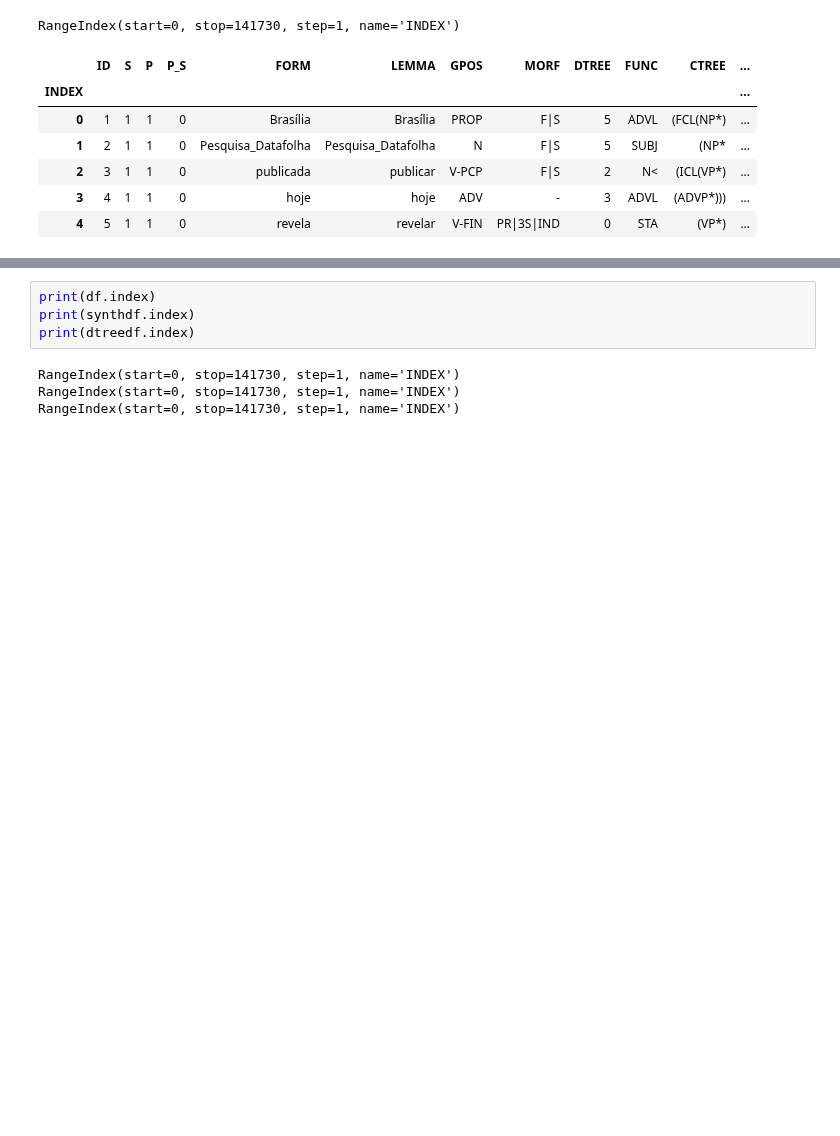
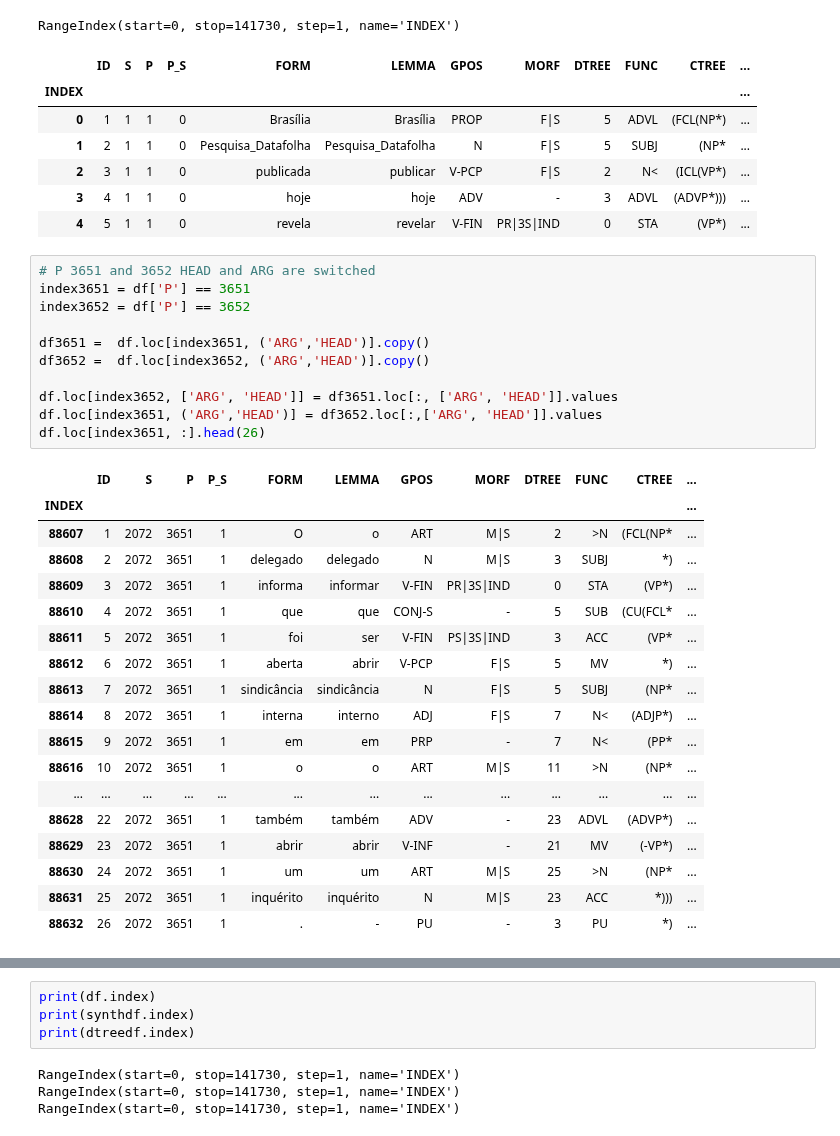
Before and after one commit to guilhermevarela/deep_srlbr, a Jupyter notebook: notebooks/01-propbankbr_builder.ipynb, the cells around one changed output, grey strips where cells are left out. Cells and saved outputs as stored; diff of their text form; blank space fills up the shorter version.

Commit message:
propbankbr: gs switch propositions 3651 & 3652

```diff
--- a/notebooks/01-propbankbr_builder.ipynb
+++ b/notebooks/01-propbankbr_builder.ipynb
@@ -231,3 +231,33 @@ RangeIndex(start=0, stop=141730, step=1, name='INDEX')
 | 2 | 3 | 1 | 1 | 0 | publicada | publicar | V-PCP | F|S | 2 | N< | (ICL(VP*) | ... |
 | 3 | 4 | 1 | 1 | 0 | hoje | hoje | ADV | - | 3 | ADVL | (ADVP*))) | ... |
 | 4 | 5 | 1 | 1 | 0 | revela | revelar | V-FIN | PR|3S|IND | 0 | STA | (VP*) | ... |
+# %%
+# P 3651 and 3652 HEAD and ARG are switched
+index3651 = df['P'] == 3651
+index3652 = df['P'] == 3652
+
+df3651 =  df.loc[index3651, ('ARG','HEAD')].copy()
+df3652 =  df.loc[index3652, ('ARG','HEAD')].copy()
+
+df.loc[index3652, ['ARG', 'HEAD']] = df3651.loc[:, ['ARG', 'HEAD']].values
+df.loc[index3651, ('ARG','HEAD')] = df3652.loc[:,['ARG', 'HEAD']].values
+df.loc[index3651, :].head(26)
+# %% [output]
+|  | ID | S | P | P_S | FORM | LEMMA | GPOS | MORF | DTREE | FUNC | CTREE | ... |
+| INDEX |  |  |  |  |  |  |  |  |  |  |  | ... |
+| 88607 | 1 | 2072 | 3651 | 1 | O | o | ART | M|S | 2 | >N | (FCL(NP* | ... |
+| 88608 | 2 | 2072 | 3651 | 1 | delegado | delegado | N | M|S | 3 | SUBJ | *) | ... |
+| 88609 | 3 | 2072 | 3651 | 1 | informa | informar | V-FIN | PR|3S|IND | 0 | STA | (VP*) | ... |
+| 88610 | 4 | 2072 | 3651 | 1 | que | que | CONJ-S | - | 5 | SUB | (CU(FCL* | ... |
+| 88611 | 5 | 2072 | 3651 | 1 | foi | ser | V-FIN | PS|3S|IND | 3 | ACC | (VP* | ... |
+| 88612 | 6 | 2072 | 3651 | 1 | aberta | abrir | V-PCP | F|S | 5 | MV | *) | ... |
+| 88613 | 7 | 2072 | 3651 | 1 | sindicância | sindicância | N | F|S | 5 | SUBJ | (NP* | ... |
+| 88614 | 8 | 2072 | 3651 | 1 | interna | interno | ADJ | F|S | 7 | N< | (ADJP*) | ... |
+| 88615 | 9 | 2072 | 3651 | 1 | em | em | PRP | - | 7 | N< | (PP* | ... |
+| 88616 | 10 | 2072 | 3651 | 1 | o | o | ART | M|S | 11 | >N | (NP* | ... |
+| ... | ... | ... | ... | ... | ... | ... | ... | ... | ... | ... | ... | ... |
+| 88628 | 22 | 2072 | 3651 | 1 | também | também | ADV | - | 23 | ADVL | (ADVP*) | ... |
+| 88629 | 23 | 2072 | 3651 | 1 | abrir | abrir | V-INF | - | 21 | MV | (-VP*) | ... |
+| 88630 | 24 | 2072 | 3651 | 1 | um | um | ART | M|S | 25 | >N | (NP* | ... |
+| 88631 | 25 | 2072 | 3651 | 1 | inquérito | inquérito | N | M|S | 23 | ACC | *))) | ... |
+| 88632 | 26 | 2072 | 3651 | 1 | . | - | PU | - | 3 | PU | *) | ... |
```
Also changed, not shown: parts of 1 cell of this notebook, 10 other files.
